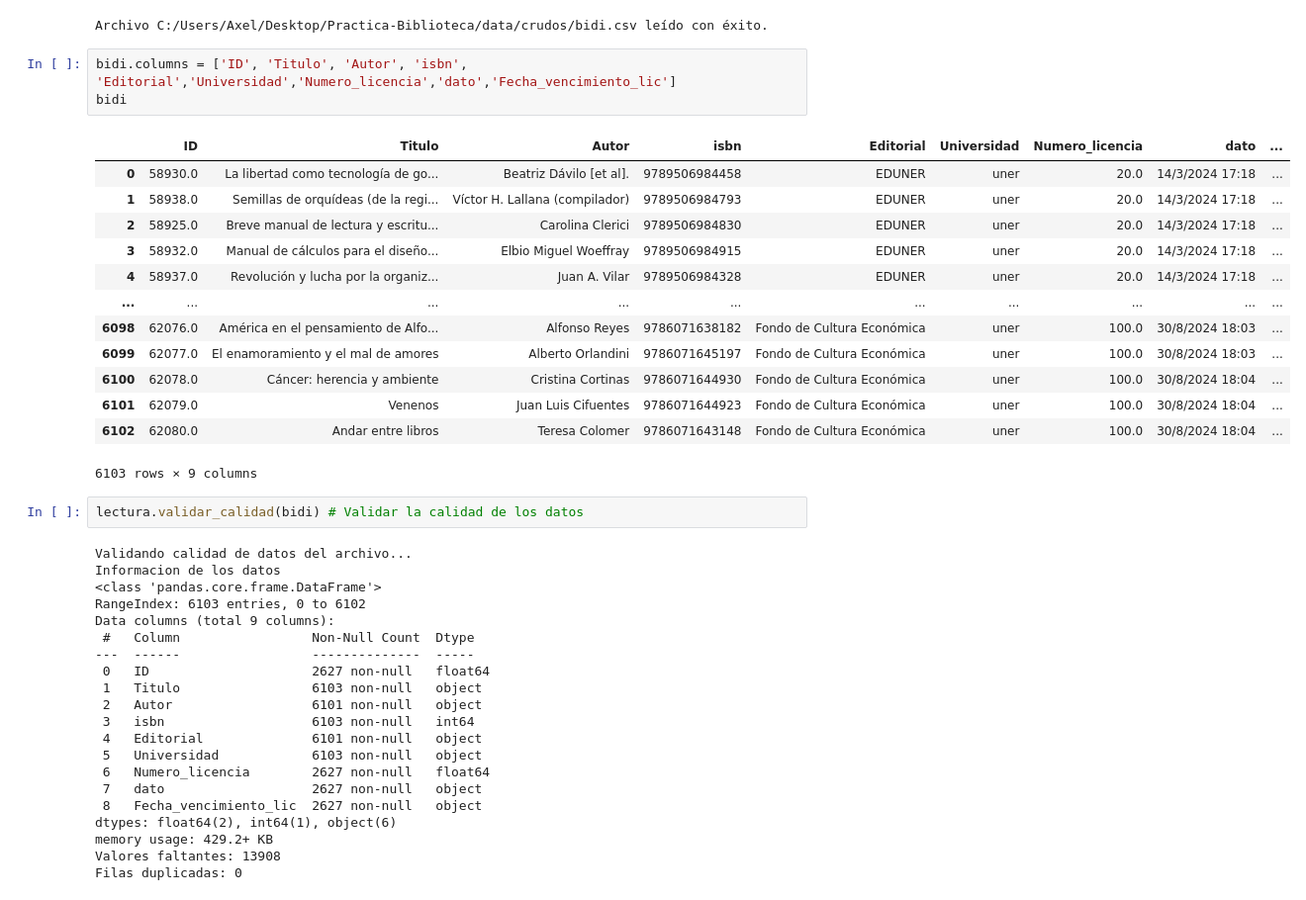
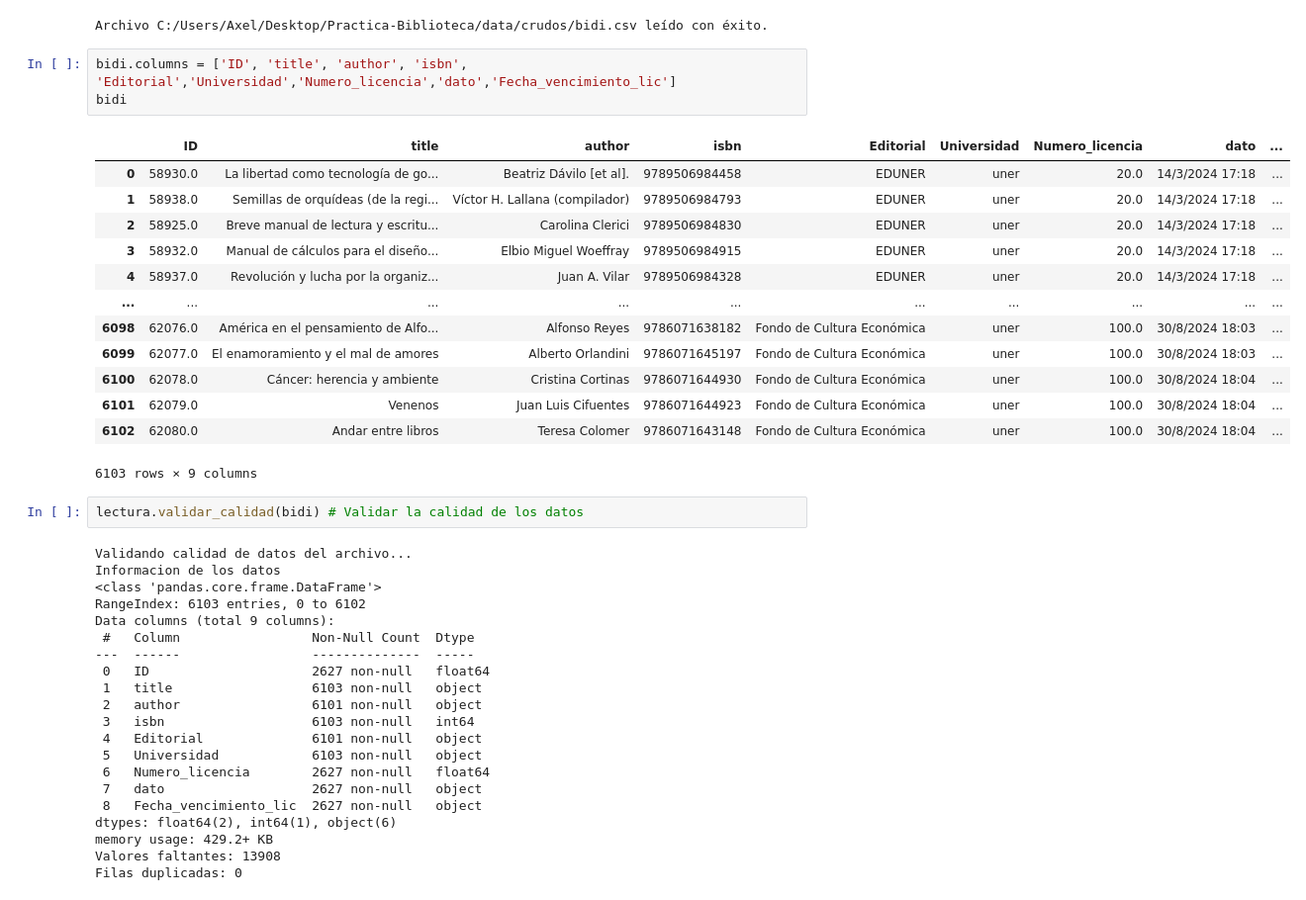
Before and after one commit to axelescalante0/Practica-Biblioteca, a Jupyter notebook: notebooks/analisis_exploratorio.ipynb, the cells around one changed output. Shown at 99% size. Drawn from its saved outputs; the diff is of its cells as text.

```diff
--- a/notebooks/analisis_exploratorio.ipynb
+++ b/notebooks/analisis_exploratorio.ipynb
@@ -319,10 +330,10 @@ bidi = lectura.leer_csv('C:/Users/Axel/Desktop/Practica-Biblioteca/data/crudos/b
 # %% [output]
 Archivo C:/Users/Axel/Desktop/Practica-Biblioteca/data/crudos/bidi.csv leído con éxito.
 # %%
-bidi.columns = ['ID', 'Titulo', 'Autor', 'isbn', 'Editorial','Universidad','Numero_licencia','dato','Fecha_vencimiento_lic']
+bidi.columns = ['ID', 'title', 'author', 'isbn', 'Editorial','Universidad','Numero_licencia','dato','Fecha_vencimiento_lic']
 bidi
 # %% [output]
-|  | ID | Titulo | Autor | isbn | Editorial | Universidad | Numero_licencia | dato | ... |
+|  | ID | title | author | isbn | Editorial | Universidad | Numero_licencia | dato | ... |
 | 0 | 58930.0 | La libertad como tecnología de go... | Beatriz Dávilo [et al]. | 9789506984458 | EDUNER | uner | 20.0 | 14/3/2024 17:18 | ... |
 | 1 | 58938.0 | Semillas de orquídeas (de la regi... | Víctor H. Lallana (compilador) | 9789506984793 | EDUNER | uner | 20.0 | 14/3/2024 17:18 | ... |
 | 2 | 58925.0 | Breve manual de lectura y escritu... | Carolina Clerici | 9789506984830 | EDUNER | uner | 20.0 | 14/3/2024 17:18 | ... |
@@ -346,8 +357,8 @@ Data columns (total 9 columns):
  #   Column                 Non-Null Count  Dtype
 ---  ------                 --------------  -----
  0   ID                     2627 non-null   float64
- 1   Titulo                 6103 non-null   object
- 2   Autor                  6101 non-null   object
+ 1   title                  6103 non-null   object
+ 2   author                 6101 non-null   object
  3   isbn                   6103 non-null   int64
  4   Editorial              6101 non-null   object
  5   Universidad            6103 non-null   object
```
Also changed, not shown: parts of 19 cells of this notebook, 4 other files.
